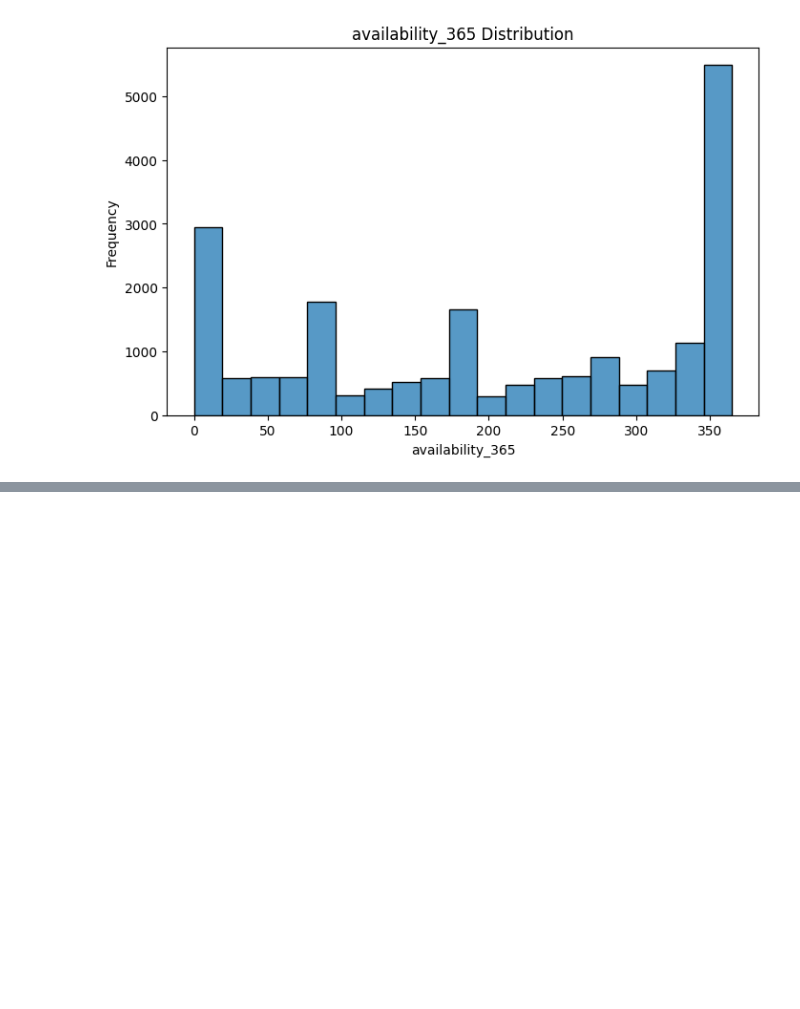
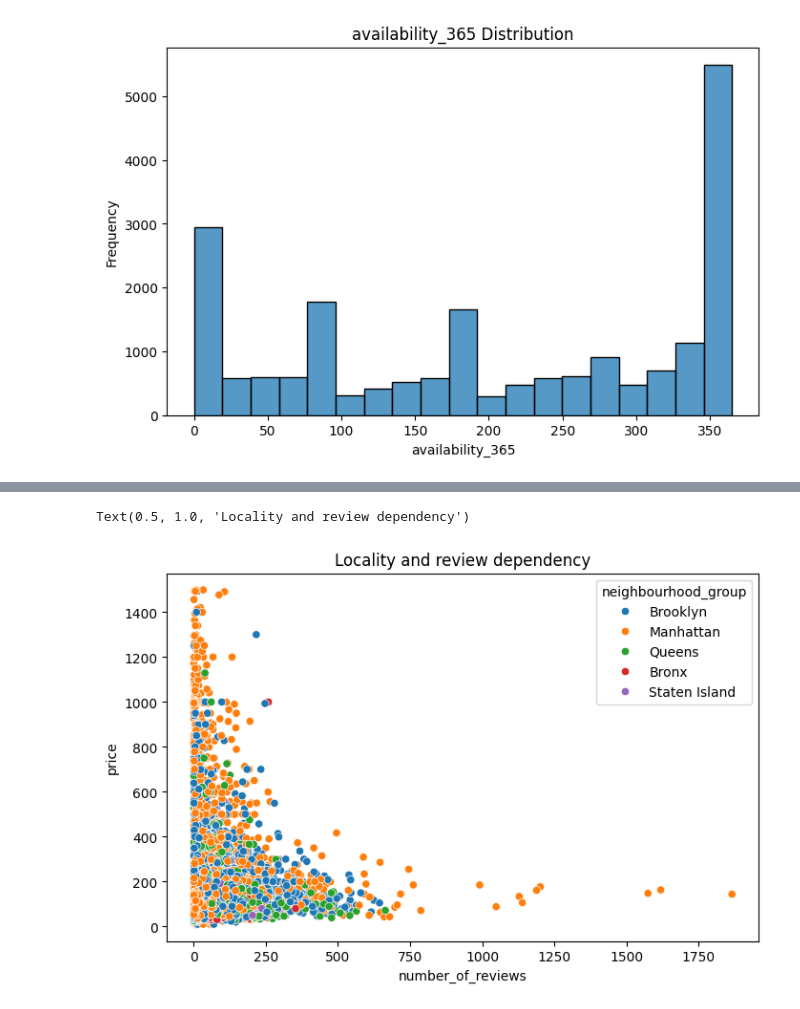
Before and after one commit to Mahima-Dewangan/Airbnb_EDA_Project, a Jupyter notebook: project.ipynb, the cells around one changed output, grey strips where cells are left out. Drawn from its saved outputs; the diff is of its cells as text; code cells hidden in the pictures; blank space fills up the shorter version.

```diff
--- a/project.ipynb
+++ b/project.ipynb
@@ -322,0 +372,8 @@ Name: price, dtype: float64
+# %%
+#no of reviews and price relationship
+plt.figure(figsize=(8,5))
+sns.scatterplot(data=df , x="number_of_reviews" , y="price" , hue="neighbourhood_group")
+plt.title("Locality and review dependency")
+# %% [output]
+Text(0.5, 1.0, 'Locality and review dependency')
+[figure, added]
```
Also changed, not shown: parts of 8 cells of this notebook.
